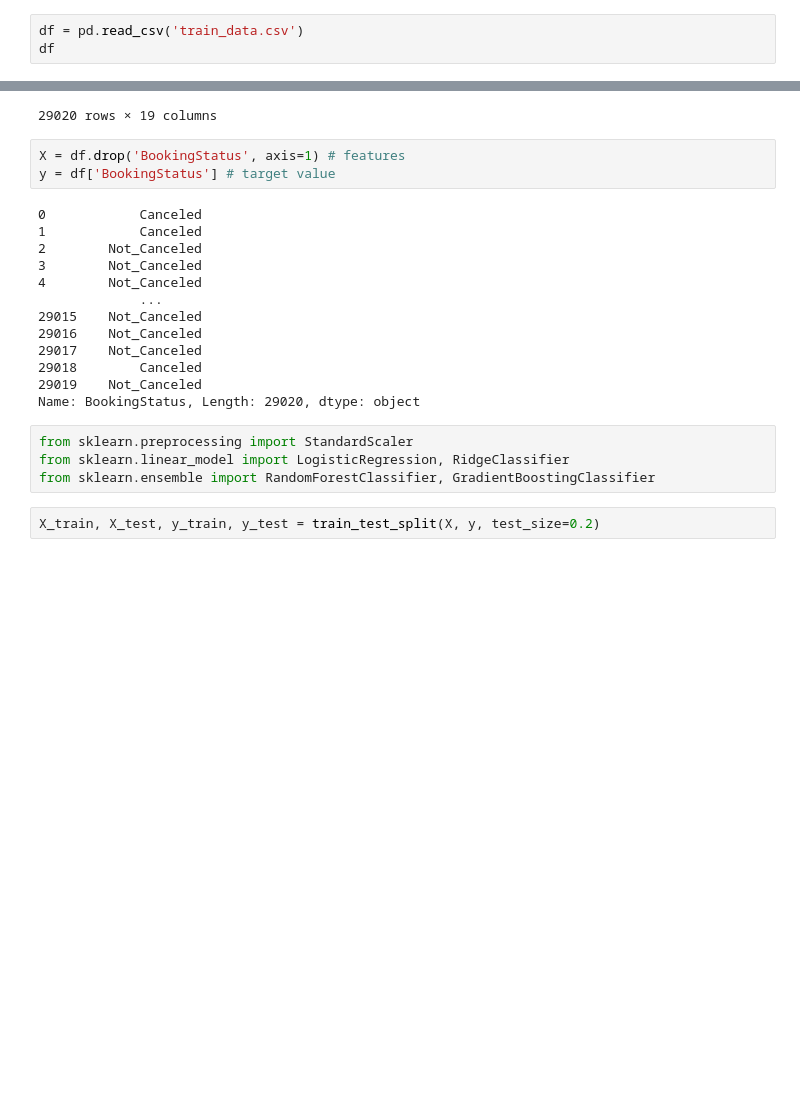
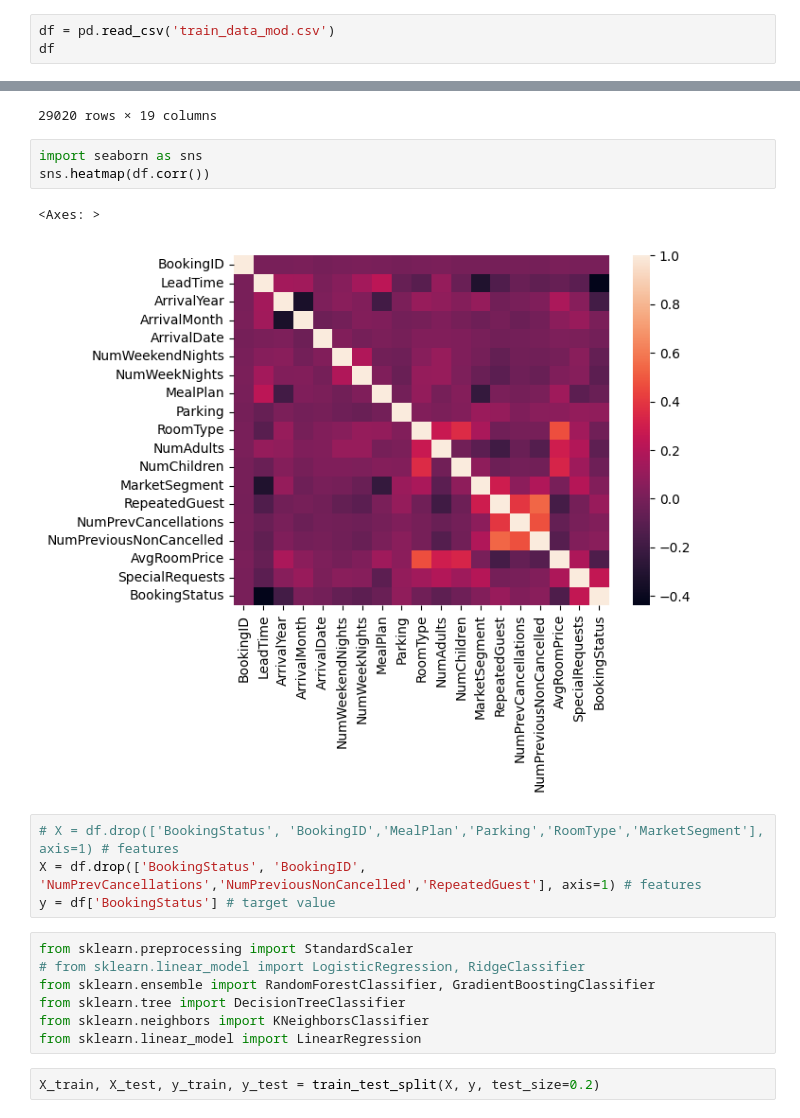
Before and after one commit to rachelchxn/dataquest, a Jupyter notebook: main.ipynb, the cells around one changed output, grey strips where cells are left out. Saved outputs shown, nothing was run; the diff lists cells and outputs as text; blank space fills up the shorter version.

Commit message:
importance track

```diff
--- a/main.ipynb
+++ b/main.ipynb
@@ -6,7 +6,7 @@ import tensorflow as tf
 from sklearn.model_selection import train_test_split
 from sklearn.pipeline import make_pipeline
 # %%
-df = pd.read_csv('train_data.csv')
+df = pd.read_csv('train_data_mod.csv')
 df
 # %% [output]
 |  | BookingID | LeadTime | ArrivalYear | ArrivalMonth | ArrivalDate | NumWeekendNights | NumWeekNights | ... |
@@ -22,26 +22,23 @@ df
 | 29018 | 29019 | 20 | 2018 | 9 | 18 | 2 | 2 | ... |
 | 29019 | 29020 | 274 | 2018 | 7 | 31 | 2 | 1 | ... |
 29020 rows × 19 columns
+# %%
+import seaborn as sns
+sns.heatmap(df.corr())
+# %% [output]
+<Axes: >
+[figure, added]
 # %%
-X = df.drop('BookingStatus', axis=1) # features
+# X = df.drop(['BookingStatus', 'BookingID','MealPlan','Parking','RoomType','MarketSegment'], axis=1) # features
+X = df.drop(['BookingStatus', 'BookingID', 'NumPrevCancellations','NumPreviousNonCancelled','RepeatedGuest'], axis=1) # features
 y = df['BookingStatus'] # target value
-# %% [output]
-0            Canceled
-1            Canceled
-2        Not_Canceled
-3        Not_Canceled
-4        Not_Canceled
-             ...
-29015    Not_Canceled
-29016    Not_Canceled
-29017    Not_Canceled
-29018        Canceled
-29019    Not_Canceled
-Name: BookingStatus, Length: 29020, dtype: object
 # %%
 from sklearn.preprocessing import StandardScaler
-from sklearn.linear_model import LogisticRegression, RidgeClassifier
+# from sklearn.linear_model import LogisticRegression, RidgeClassifier
 from sklearn.ensemble import RandomForestClassifier, GradientBoostingClassifier
+from sklearn.tree import DecisionTreeClassifier
+from sklearn.neighbors import KNeighborsClassifier
+from sklearn.linear_model import LinearRegression
 # %%
 X_train, X_test, y_train, y_test = train_test_split(X, y, test_size=0.2)
 # %%
```
Also changed, not shown: parts of 4 cells of this notebook, 7 other files.
